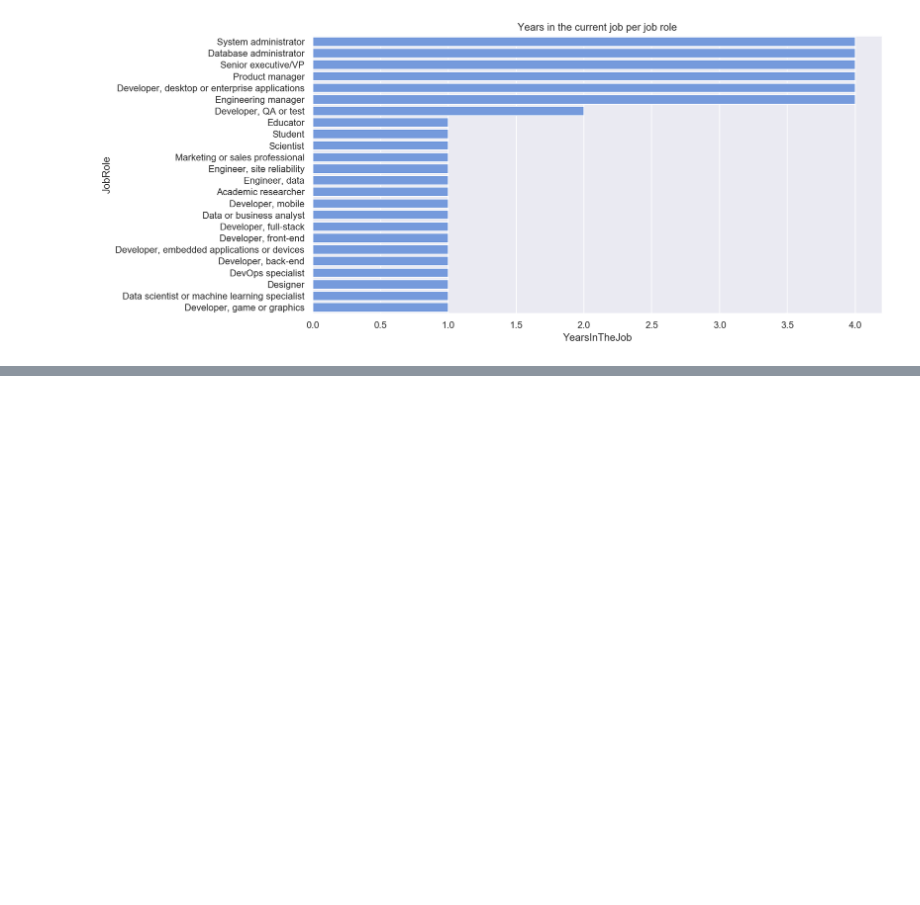
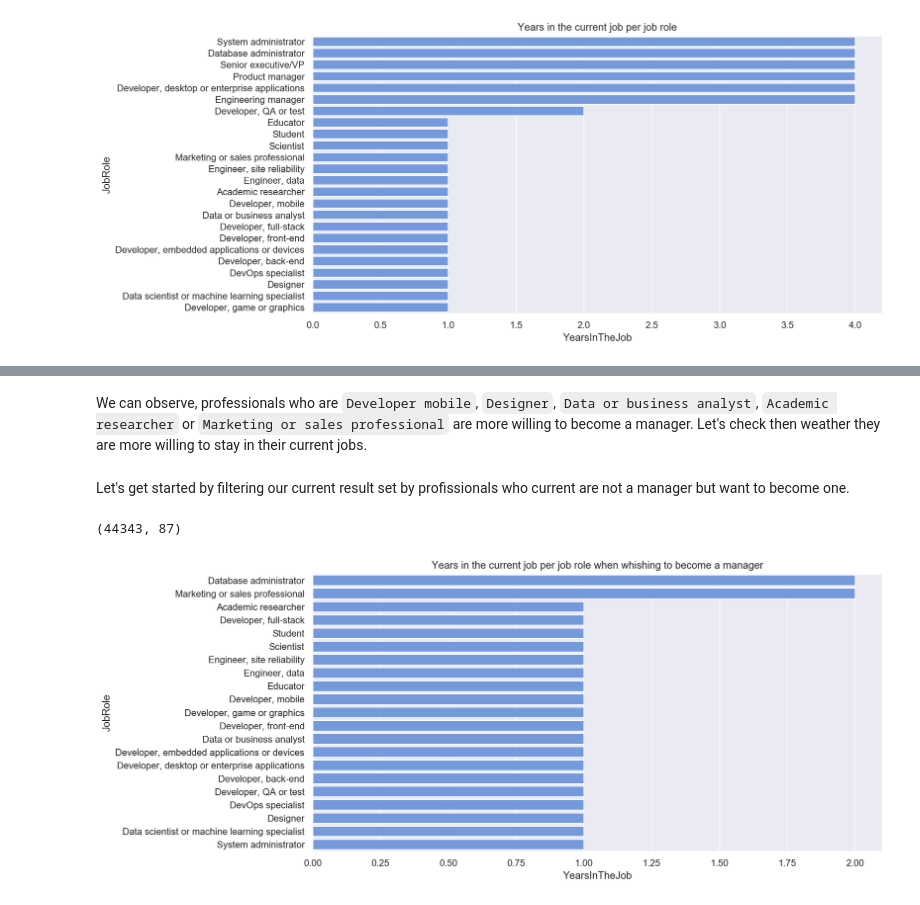
Before and after one commit to besson/stackoverflow-analytics, a Jupyter notebook: talent_retention_analysis.ipynb, the cells around one changed output, grey strips where cells are left out. Cells and saved outputs as stored; diff of their text form; code cells hidden in the pictures; blank space fills up the shorter version.

```diff
--- a/talent_retention_analysis.ipynb
+++ b/talent_retention_analysis.ipynb
@@ -207,0 +235,22 @@ sns.set(font_scale=1)
+# %% [markdown]
+We can observe, professionals who are `Developer mobile`, `Designer`, `Data or business analyst`, `Academic researcher` or `Marketing or sales professional` are more willing to become a manager. Let's check then weather they are more willing to stay in their current jobs.
+# %% [markdown]
+Let's get started by filtering our current result set by profissionals who current are not a manager but want to become one.
+# %%
+p2_df = p1_df[(p1_df.MgrWant == 'Yes') &
+              (~p1_df.JobRole.isin(['Senior executive/VP', 'Product manager', 'Engineering manager']))
+]
+
+p2_df.shape
+# %% [output]
+(44343, 87)
+# %%
+agg_p2_df = p2_df.groupby(['JobRole']).agg({'YearsInTheJob': lambda x: x.value_counts().index[0]})\
+                 .sort_values(by='YearsInTheJob', ascending=False)\
+                 .reset_index()
+
+plt.figure(figsize=(12,6))
+sns.barplot(x='YearsInTheJob', y='JobRole', orient='h', data=agg_p2_df, color='cornflowerblue');
+plt.title('Years in the current job per job role when whishing to become a manager');
+# %% [output]
+[figure, added]
```
Also changed, not shown: parts of 20 cells of this notebook, 1 other file.
